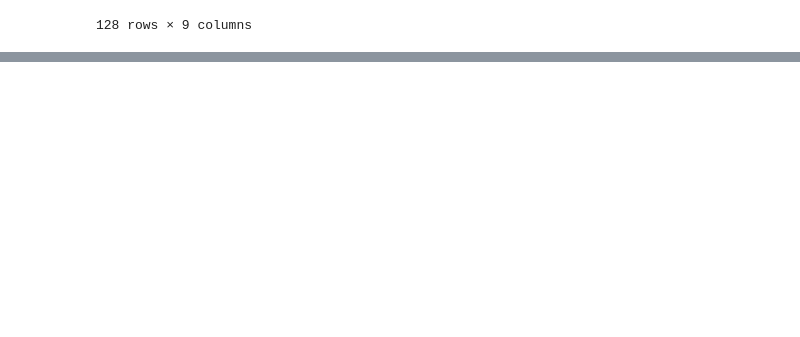
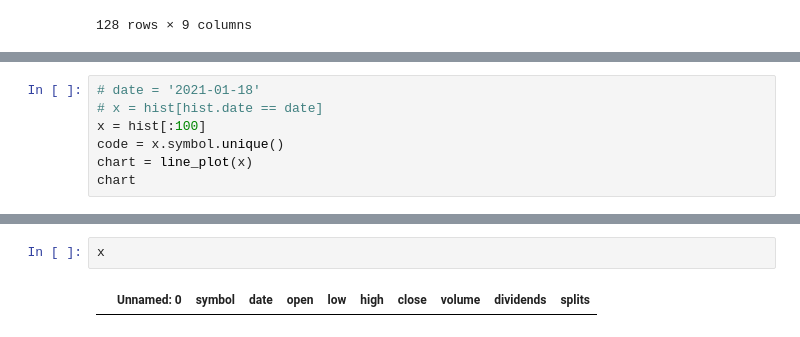
Before and after one commit to KobaKhit/reddit-stocks-streamlit, a Jupyter notebook: test.ipynb, the cells around one changed output, grey strips where cells are left out. Cells and saved outputs as stored; diff of their text form; blank space fills up the shorter version.

```diff
--- a/test.ipynb
+++ b/test.ipynb
@@ -252,0 +272,7 @@ pd.concat([pd.DataFrame()])
+# %%
+# date = '2021-01-18'
+# x = hist[hist.date == date]
+x = hist[:100]
+code = x.symbol.unique()
+chart = line_plot(x)
+chart
@@ -252,0 +281,4 @@ pd.concat([pd.DataFrame()])
+# %%
+x
+# %% [output]
+|  | Unnamed: 0 | symbol | date | open | low | high | close | volume | dividends | splits |
```
Also changed, not shown: parts of 18 cells of this notebook, 9 other files.
